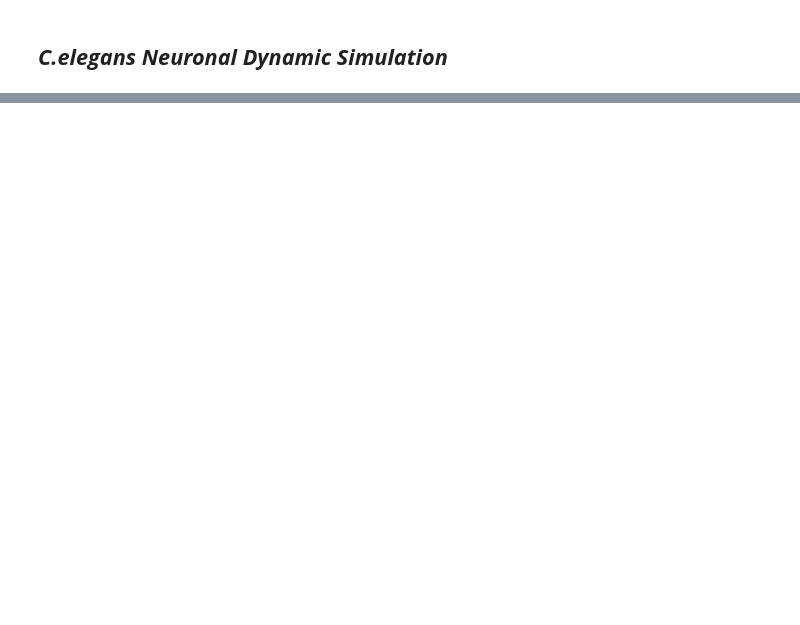
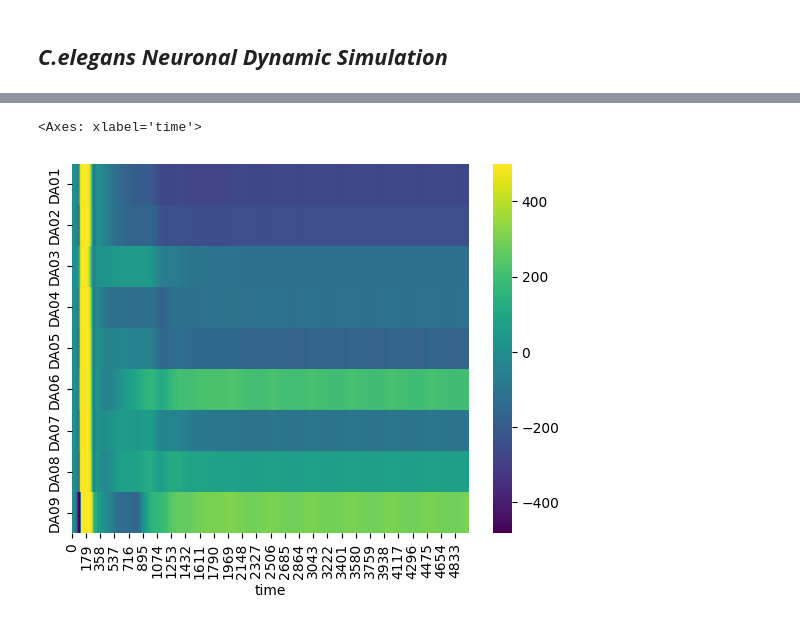
Before and after one commit to Banafshehkh/C.elegans-Control-Backbone, a Jupyter notebook: Stage3.ipynb, the cells around one changed output, grey strips where cells are left out. Saved outputs shown, nothing was run; the diff lists cells and outputs as text; code cells hidden in the pictures; blank space fills up the shorter version.

```diff
--- a/Stage3.ipynb
+++ b/Stage3.ipynb
@@ -370,0 +506,9 @@ Vth Recalculated
+# %%
+# DA
+DA = neurons[['DA01', 'DA02', 'DA03', 'DA04', 'DA05', 'DA06', 'DA07', 'DA08', 'DA09']]
+DA_new = DA[(neurons.index < 5000)]
+DA_transpose = DA_new.transpose()
+sns.heatmap(DA_transpose, cmap = 'viridis')
+# %% [output]
+<Axes: xlabel='time'>
+[figure, added]
```
Also changed, not shown: parts of 21 cells of this notebook.
